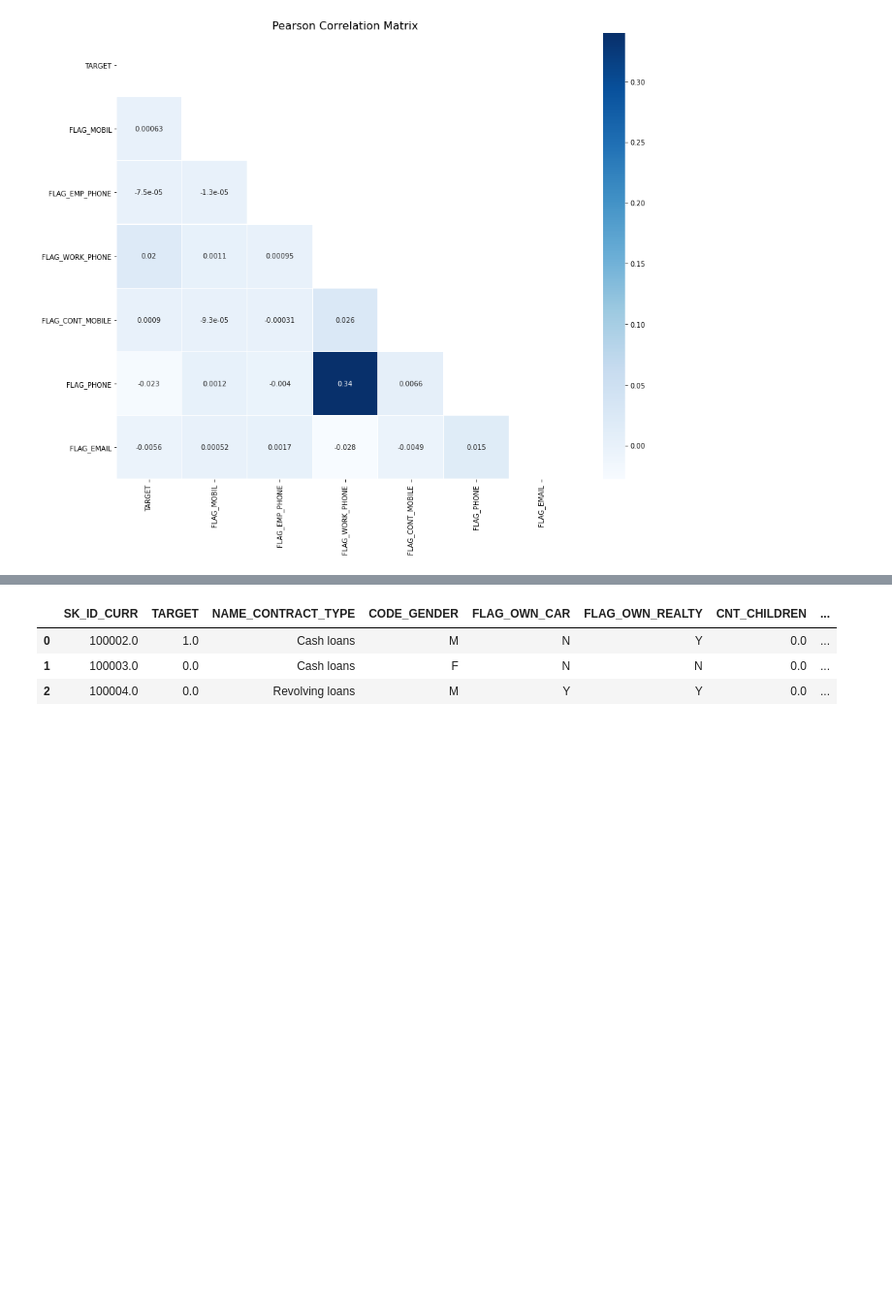
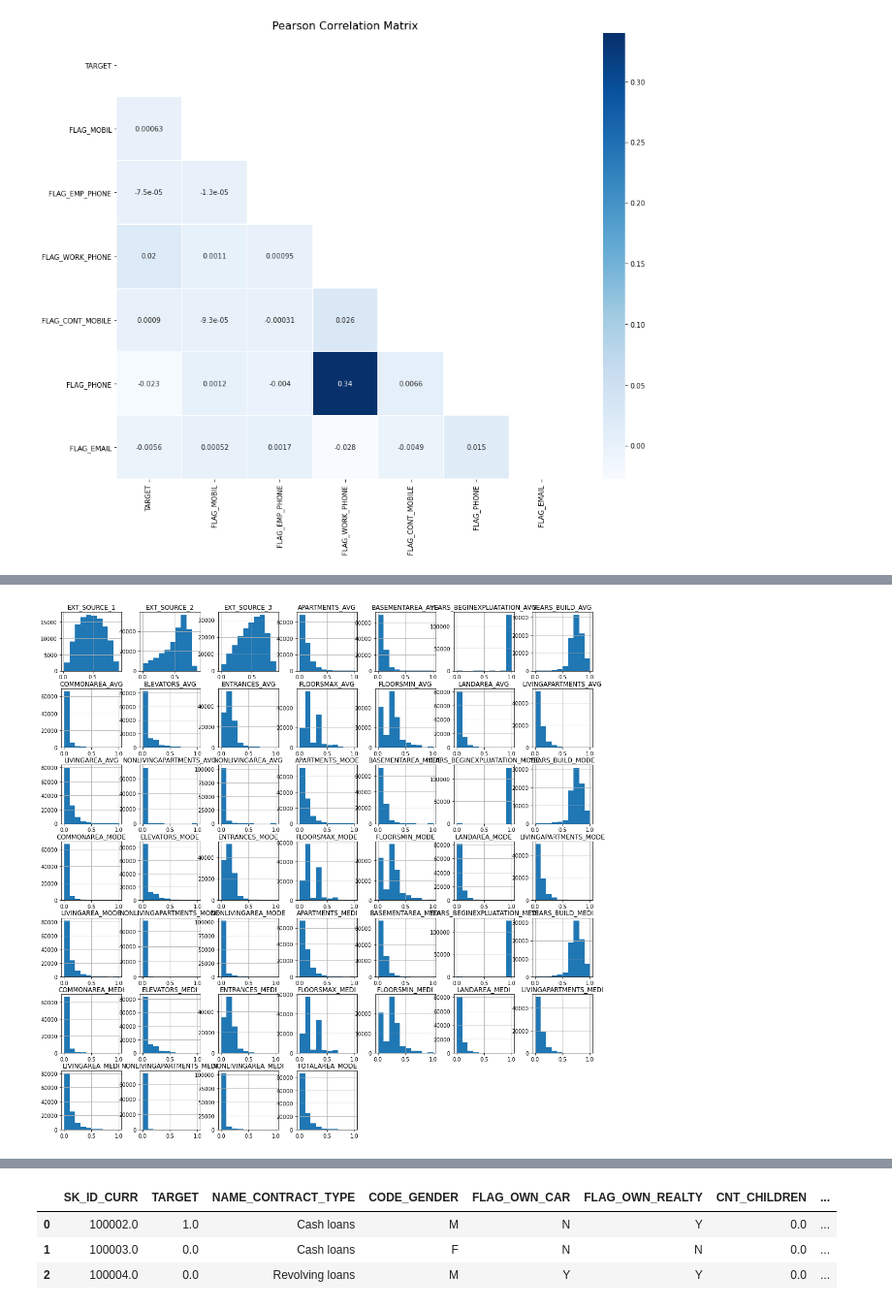
Before and after one commit to chandrakanthHA/Home_Credit, a Jupyter notebook: Initial_EDA.ipynb, the cells around one changed output, grey strips where cells are left out. Shown at 97% size. Saved outputs shown, nothing was run; the diff lists cells and outputs as text; code cells hidden in the pictures; blank space fills up the shorter version.

```diff
--- a/Initial_EDA.ipynb
+++ b/Initial_EDA.ipynb
@@ -337,0 +437,4 @@ sns.heatmap(df[features].corr(), linewidths=0.25, cmap="Blues", annot=True, mask
+# %%
+df.loc[:, "EXT_SOURCE_1" : "TOTALAREA_MODE"].hist(figsize=(18, 18));
+# %% [output]
+[figure, added]
```
Also changed, not shown: parts of 10 cells of this notebook.
